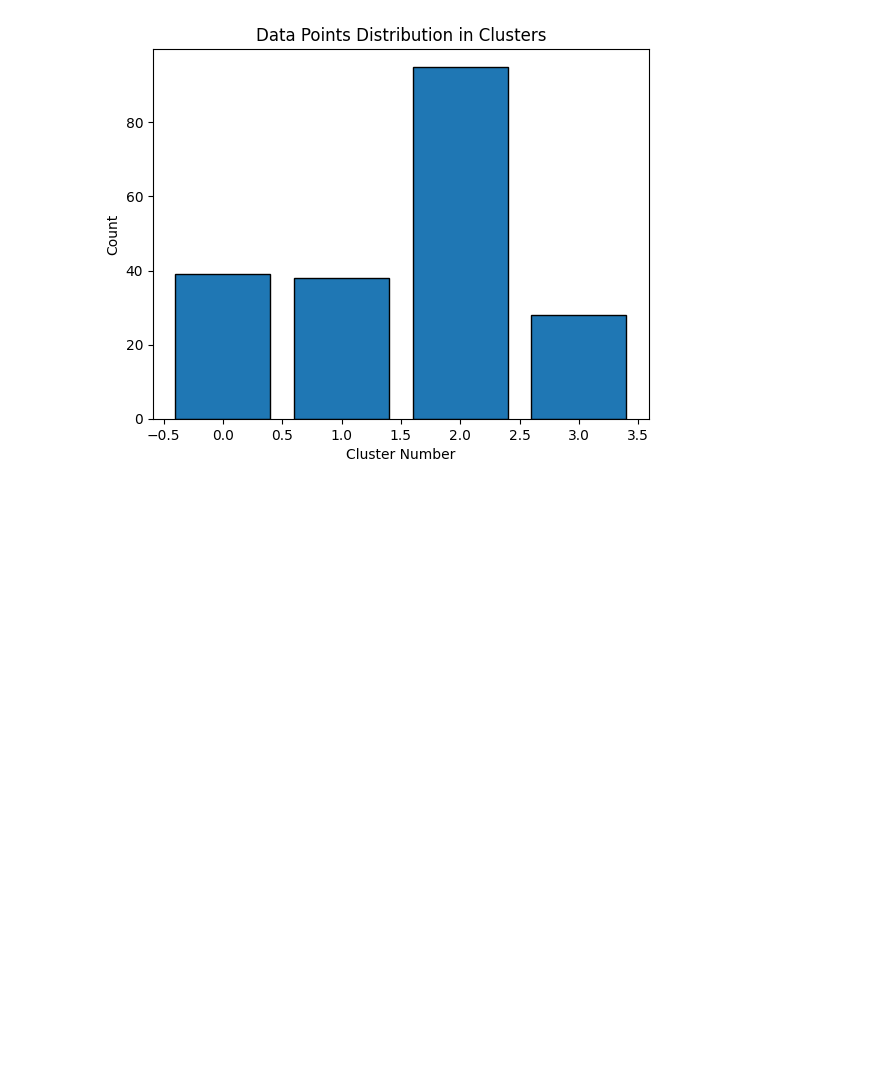
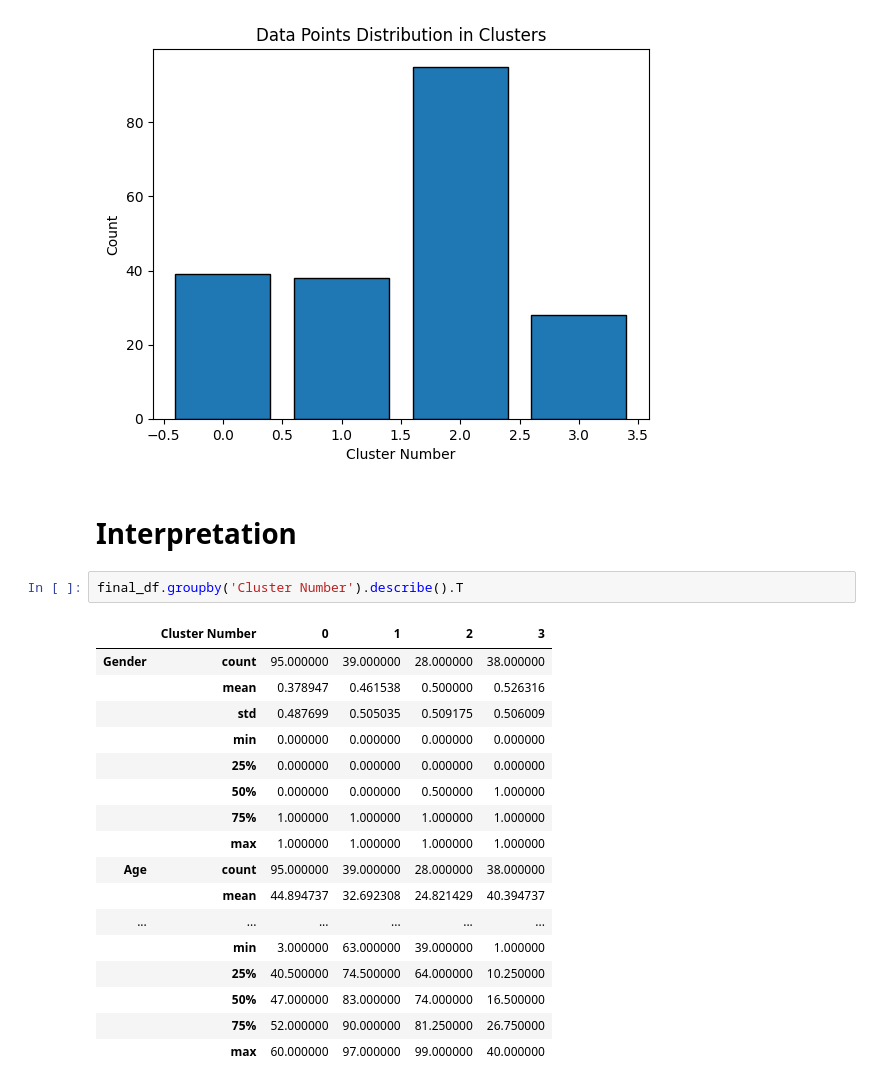
Before and after one commit to raha86/K_Means_Clustering_Mall_customers, a Jupyter notebook: K_Means_Clustering_Mall_Customers.ipynb, the cells around one changed output. Cells and saved outputs as stored; diff of their text form; blank space fills up the shorter version.

```diff
--- a/K_Means_Clustering_Mall_Customers.ipynb
+++ b/K_Means_Clustering_Mall_Customers.ipynb
@@ -234,3 +234,25 @@ plt.title('Data Points Distribution in Clusters')
 # %% [output]
 Text(0.5, 1.0, 'Data Points Distribution in Clusters')
 [figure]
+# %% [markdown]
+# **Interpretation**
+# %%
+final_df.groupby('Cluster Number').describe().T
+# %% [output]
+|  | Cluster Number | 0 | 1 | 2 | 3 |
+| Gender | count | 95.000000 | 39.000000 | 28.000000 | 38.000000 |
+|  | mean | 0.378947 | 0.461538 | 0.500000 | 0.526316 |
+|  | std | 0.487699 | 0.505035 | 0.509175 | 0.506009 |
+|  | min | 0.000000 | 0.000000 | 0.000000 | 0.000000 |
+|  | 25% | 0.000000 | 0.000000 | 0.000000 | 0.000000 |
+|  | 50% | 0.000000 | 0.000000 | 0.500000 | 1.000000 |
+|  | 75% | 1.000000 | 1.000000 | 1.000000 | 1.000000 |
+|  | max | 1.000000 | 1.000000 | 1.000000 | 1.000000 |
+| Age | count | 95.000000 | 39.000000 | 28.000000 | 38.000000 |
+|  | mean | 44.894737 | 32.692308 | 24.821429 | 40.394737 |
+| ... | ... | ... | ... | ... | ... |
+|  | min | 3.000000 | 63.000000 | 39.000000 | 1.000000 |
+|  | 25% | 40.500000 | 74.500000 | 64.000000 | 10.250000 |
+|  | 50% | 47.000000 | 83.000000 | 74.000000 | 16.500000 |
+|  | 75% | 52.000000 | 90.000000 | 81.250000 | 26.750000 |
+|  | max | 60.000000 | 97.000000 | 99.000000 | 40.000000 |
```
Also changed, not shown: parts of 3 cells of this notebook.
